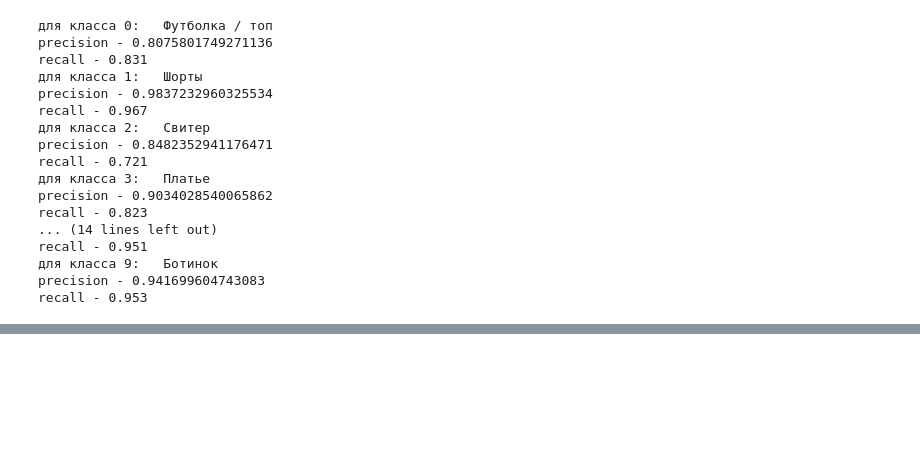
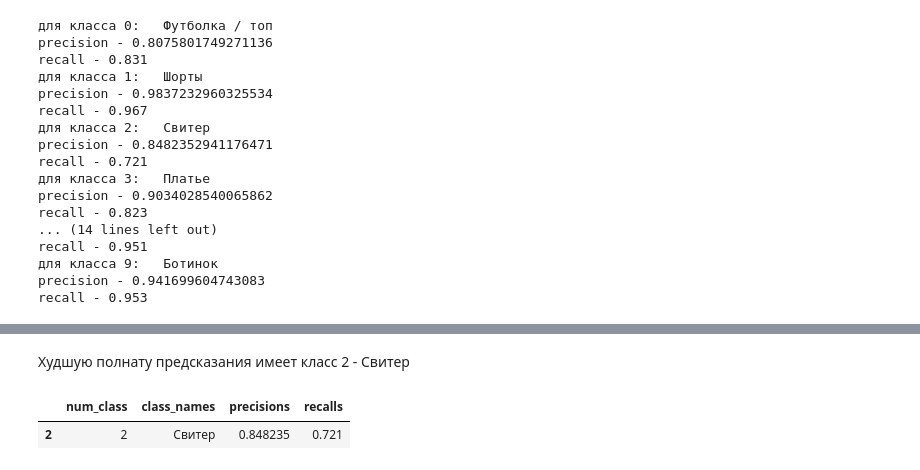
Before and after one commit to OlegRev/Introduction_to_neural_networks, a Jupyter notebook: intro_neural_network_task2.ipynb, the cells around one changed output, grey strips where cells are left out. Cells and saved outputs as stored; diff of their text form; code cells hidden in the pictures; blank space fills up the shorter version.

```diff
--- a/intro_neural_network_task2.ipynb
+++ b/intro_neural_network_task2.ipynb
@@ -747,0 +767,7 @@ recall - 0.953
+# %% [markdown]
+Худшую полнату предсказания имеет класс 2 - Свитер
+# %%
+res_df.sort_values('recalls').head(1)
+# %% [output]
+|  | num_class | class_names | precisions | recalls |
+| 2 | 2 | Свитер | 0.848235 | 0.721 |
```
Also changed, not shown: parts of 9 cells of this notebook.
